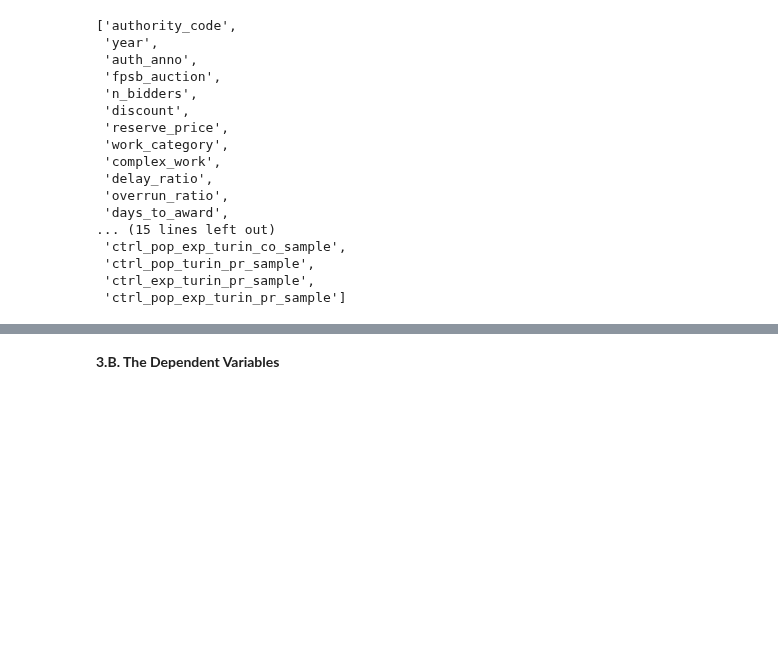
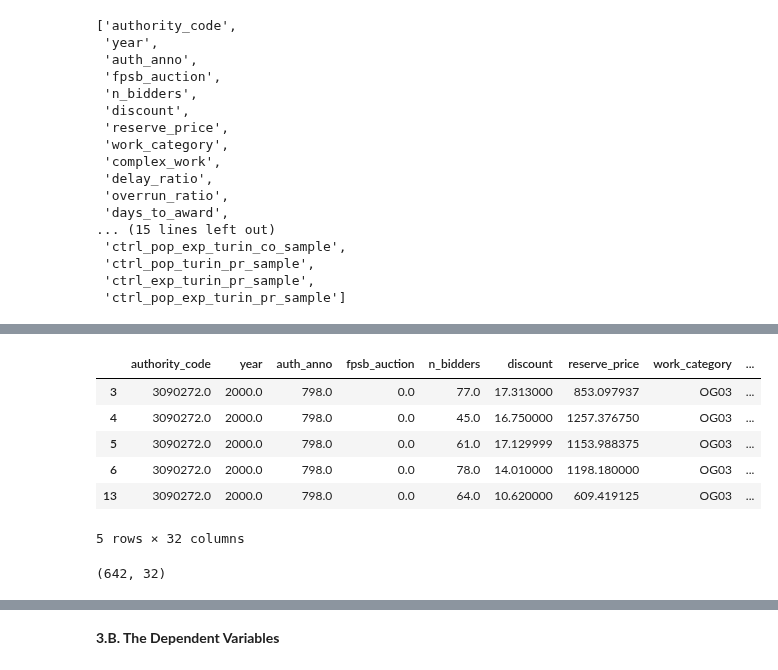
Before and after one commit to huiren-j/Replication-of-Decarolis-2014-, a Jupyter notebook: project_HyeinJeong.ipynb, the cells around one changed output, grey strips where cells are left out. Saved outputs shown, nothing was run; the diff lists cells and outputs as text; code cells hidden in the pictures; blank space fills up the shorter version.

```diff
--- a/project_HyeinJeong.ipynb
+++ b/project_HyeinJeong.ipynb
@@ -131,0 +184,16 @@ df = df[(df['ctrl_pop_turin_co_sample']==1) | (df['ctrl_pop_turin_pr_sample']==1
+# %%
+df['reserve_price']= df['reserve_price']/1000 #rp = three digits or four
+df['population']=df['population']/1000
+df.head()
+# %% [output]
+|  | authority_code | year | auth_anno | fpsb_auction | n_bidders | discount | reserve_price | work_category | ... |
+| 3 | 3090272.0 | 2000.0 | 798.0 | 0.0 | 77.0 | 17.313000 | 853.097937 | OG03 | ... |
+| 4 | 3090272.0 | 2000.0 | 798.0 | 0.0 | 45.0 | 16.750000 | 1257.376750 | OG03 | ... |
+| 5 | 3090272.0 | 2000.0 | 798.0 | 0.0 | 61.0 | 17.129999 | 1153.988375 | OG03 | ... |
+| 6 | 3090272.0 | 2000.0 | 798.0 | 0.0 | 78.0 | 14.010000 | 1198.180000 | OG03 | ... |
+| 13 | 3090272.0 | 2000.0 | 798.0 | 0.0 | 64.0 | 10.620000 | 609.419125 | OG03 | ... |
+5 rows × 32 columns
+# %%
+print(df.shape)
+# %% [output]
+(642, 32)
```
Also changed, not shown: parts of 13 cells of this notebook.
